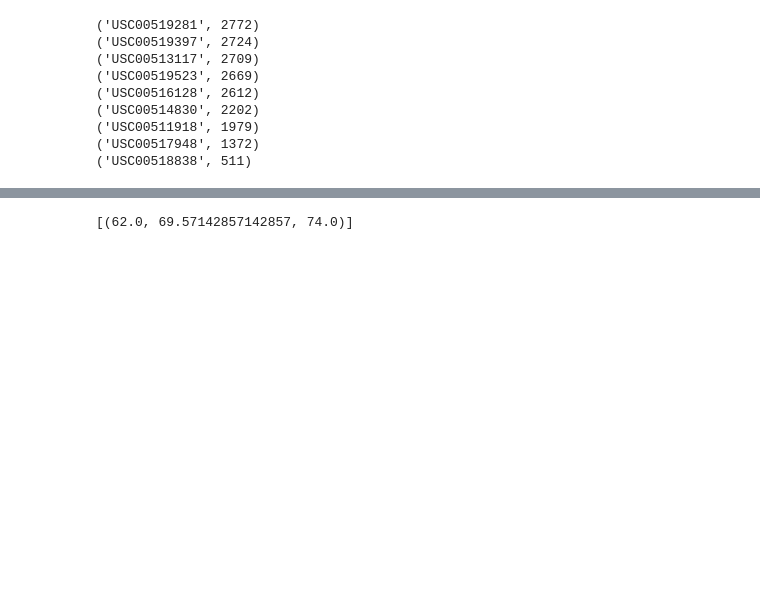
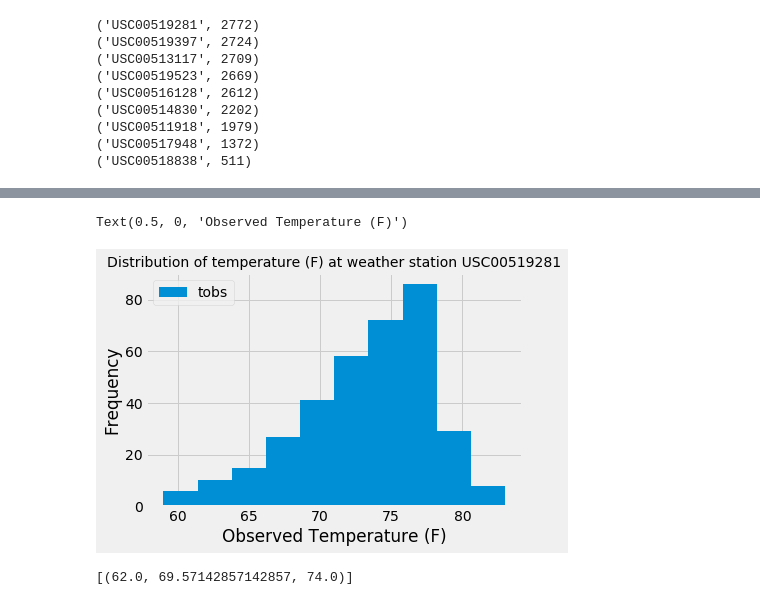
Before and after one commit to skonkiel/hawaii-weather-analysis, a Jupyter notebook: climate_starter.ipynb, the cells around one changed output, grey strips where cells are left out. Cells and saved outputs as stored; diff of their text form; code cells hidden in the pictures; blank space fills up the shorter version.

```diff
--- a/climate_starter.ipynb
+++ b/climate_starter.ipynb
@@ -133,3 +149,27 @@ for row in active_stations: print(row)
+# %%
+# Choose the station with the highest number of temperature observations.
+
+temp_data = pd.read_sql_query("SELECT m.tobs, m.date, s.station \
+                                 FROM measurement m \
+                                 JOIN station s \
+                                 ON m.station = s.station", engine)
+t = temp_data.dropna().groupby('station')['tobs'].count()
+
+t_most = t[t == max(t)] # USC00519281 is the measurement station with highest number of temp observations
+
+# Query the last 12 months of temperature observation data for this station and plot the results as a histogram
+t_most_temp_data = pd.read_sql_query("SELECT m.tobs, m.date, s.station \
+                                 FROM measurement m \
+                                 JOIN station s \
+                                 ON m.station = s.station \
+                                 WHERE m.date BETWEEN '2016-08-23' and '2017-08-23' \
+                                 AND s.station = 'USC00519281'", engine)
+t_most_temp_data.plot(y='tobs', kind='hist')
+plt.title("Distribution of temperature (F) at weather station USC00519281", fontsize=14)
+plt.xlabel("Observed Temperature (F)")
+# %% [output]
+Text(0.5, 0, 'Observed Temperature (F)')
+[figure, added]
 # %%
 # This function called `calc_temps` will accept start date and end date in the format '%Y-%m-%d'
 # and return the minimum, average, and maximum temperatures for that range of dates
```
Also changed, not shown: parts of 8 cells of this notebook.
